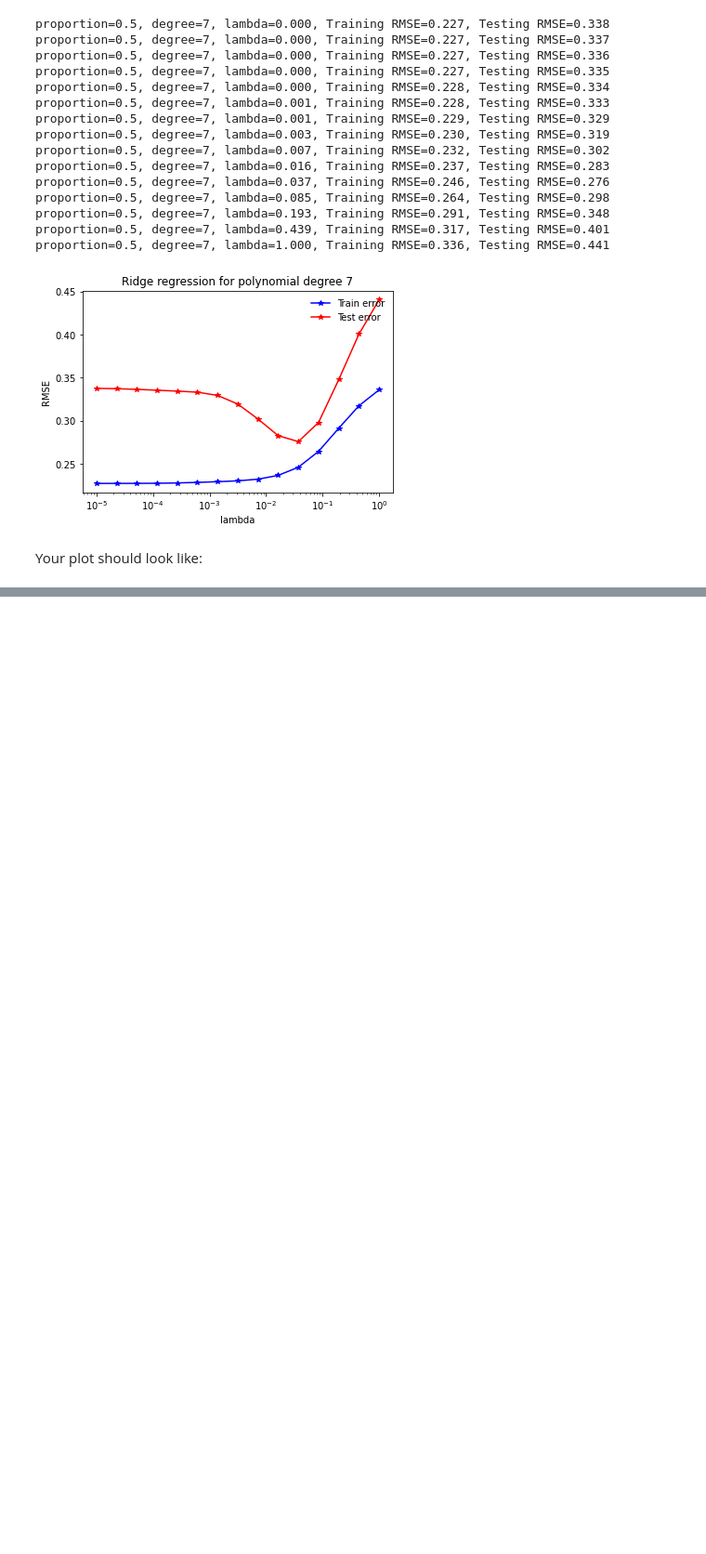
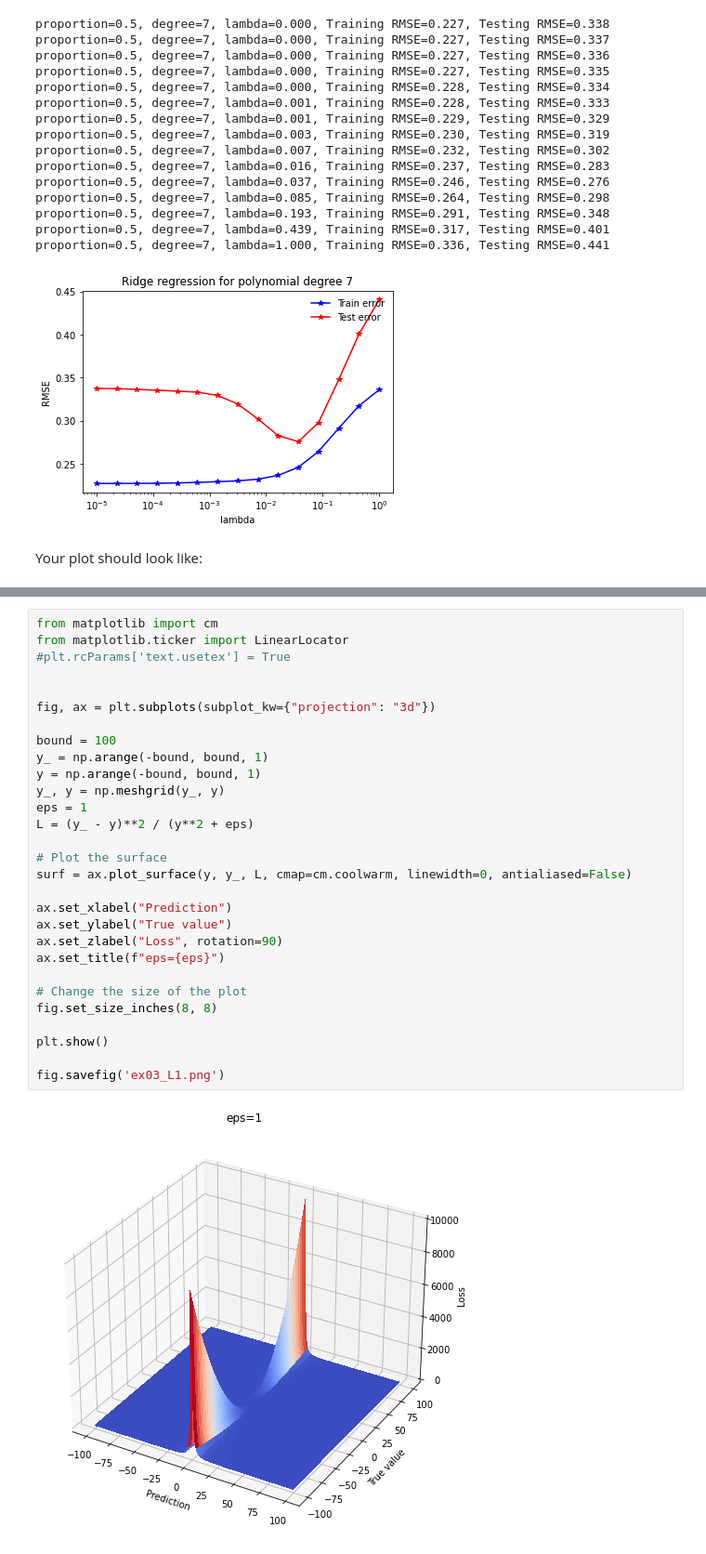
Before and after one commit to jmettler27/ML_course, a Jupyter notebook: labs/ex03/template/ex03.ipynb, the cells around one changed output, grey strips where cells are left out. Shown: that part at 93% size. Drawn from its saved outputs; the diff is of its cells as text; blank space fills up the shorter version.

Commit message:
Add ex03 plots

```diff
--- a/labs/ex03/template/ex03.ipynb
+++ b/labs/ex03/template/ex03.ipynb
@@ -417,0 +430,31 @@ Your plot should look like:
+# %%
+from matplotlib import cm
+from matplotlib.ticker import LinearLocator
+#plt.rcParams['text.usetex'] = True
+
+
+fig, ax = plt.subplots(subplot_kw={"projection": "3d"})
+
+bound = 100
+y_ = np.arange(-bound, bound, 1)
+y = np.arange(-bound, bound, 1)
+y_, y = np.meshgrid(y_, y)
+eps = 1
+L = (y_ - y)**2 / (y**2 + eps)
+
+# Plot the surface
+surf = ax.plot_surface(y, y_, L, cmap=cm.coolwarm, linewidth=0, antialiased=False)
+
+ax.set_xlabel("Prediction")
+ax.set_ylabel("True value")
+ax.set_zlabel("Loss", rotation=90)
+ax.set_title(f"eps={eps}")
+
+# Change the size of the plot
+fig.set_size_inches(8, 8)
+
+plt.show()
+
+fig.savefig('ex03_L1.png')
+# %% [output]
+[figure, added]
```
Also changed, not shown: parts of 5 cells of this notebook, 3 other files.
